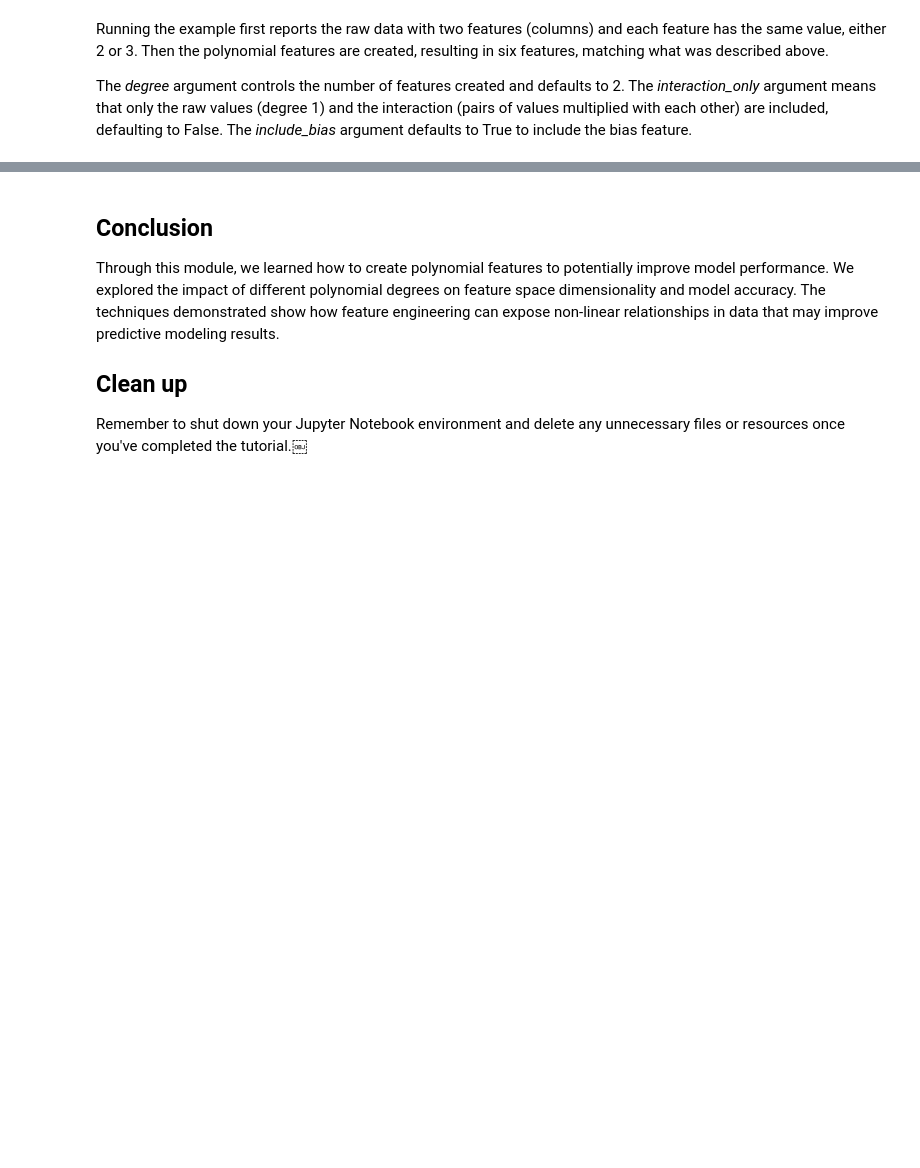
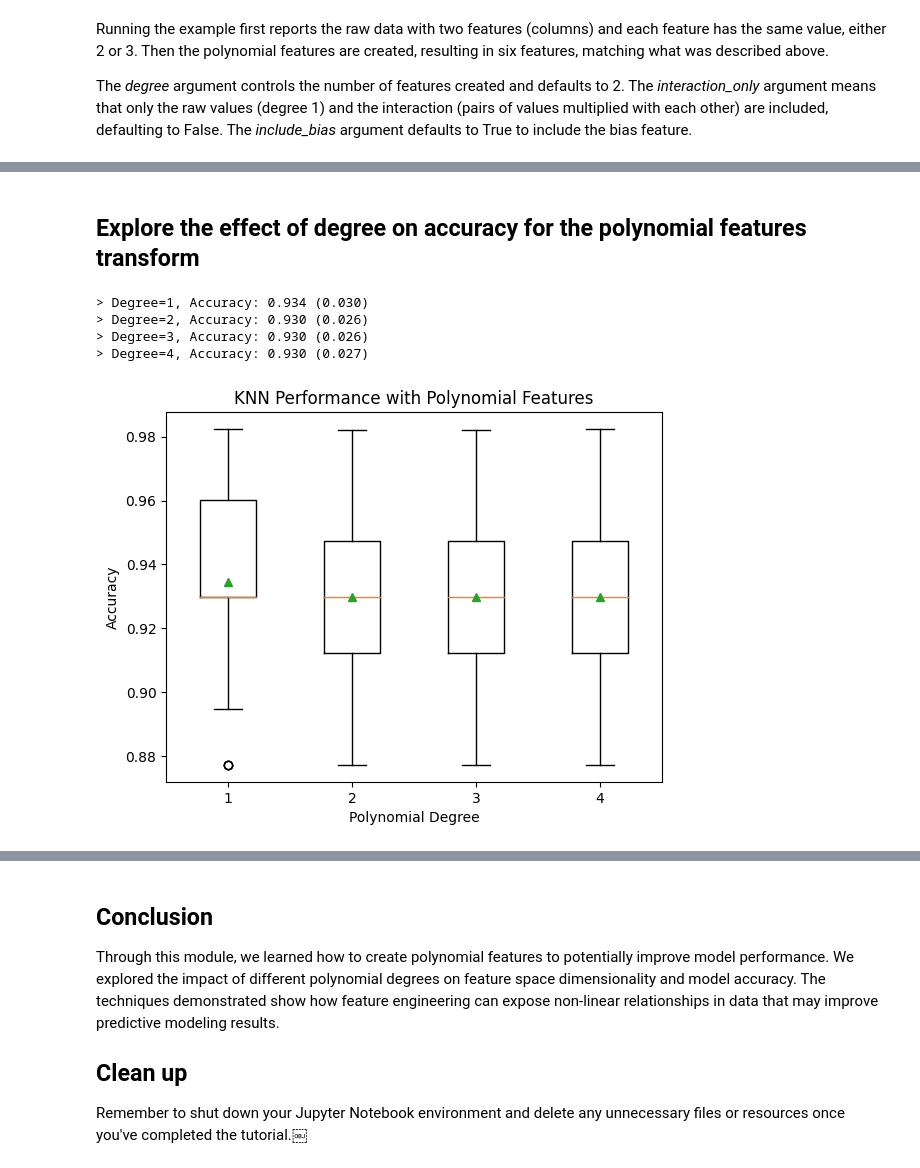
Before and after one commit to udel-cbcb/NIGMS-Sandbox-UD, a Jupyter notebook: Submodule_3/Tutorials/Submodule_3_Tutorial_7_Feature_Engineering_Derive_New_Input_Variables.ipynb, the cells around one changed output, grey strips where cells are left out. Cells and saved outputs as stored; diff of their text form; code cells hidden in the pictures; blank space fills up the shorter version.

```diff
--- a/Submodule_3/Tutorials/Submodule_3_Tutorial_7_Feature_Engineering_Derive_New_Input_Variables.ipynb
+++ b/Submodule_3/Tutorials/Submodule_3_Tutorial_7_Feature_Engineering_Derive_New_Input_Variables.ipynb
@@ -409,0 +368,61 @@ overfitting with a degree of 4.
+# %% [markdown]
+## Explore the effect of degree on accuracy for the polynomial features transform
+# %%
+warnings.filterwarnings("ignore")
+
+# Get a list of models to evaluate
+# Defines a function called 'get_models' that returns a dictionary of machine learning pipelines.
+def get_models():
+    # Initializes an empty dictionary called 'models' to store the pipelines.
+    models = {}
+    # Iterates through degrees from 1 to 4 (exclusive of 5) to create polynomial features.
+    for d in range(1, 5):
+        # Define the pipeline
+        # Creates a PolynomialFeatures transformer with the current degree 'd'.
+        trans = PolynomialFeatures(degree=d)
+        # Creates a KNeighborsClassifier model with default parameters.
+        model = KNeighborsClassifier()
+        # Stores the pipeline in the 'models' dictionary with the degree 'd' as the key.
+        models[str(d)] = Pipeline(steps=[("t", trans), ("m", model)])
+    # Returns the dictionary 'models' containing pipelines for different polynomial degrees.
+    return models
+
+# Evaluate a given model using cross-validation
+# Defines a function called 'evaluate_model' that takes a model, features (X), and labels (y) as input to evaluate model performance.
+def evaluate_model(model, X, y):
+    # Initializes RepeatedStratifiedKFold cross-validation with 10 splits, 3 repeats, and a fixed random state for reproducibility.
+    cv = RepeatedStratifiedKFold(n_splits=10, n_repeats=3, random_state=1)
+    # Performs cross-validation using the provided model, features (X), and labels (y), scoring accuracy, using the defined cross-validation strategy (cv), and utilizing all available CPU cores (n_jobs=-1).
+    scores = cross_val_score(model, X, y, scoring="accuracy", cv=cv, n_jobs=-1)
+    # Returns the array of accuracy scores obtained from cross-validation.
+    return scores
+
+# Get the models to evaluate
+models = get_models()
+
+# Evaluate the models and store results
+results = []
+names = []
+# Iterate through each item (model name and model object) in the 'models' dictionary.
+for name, model in models.items():
+    # Evaluate the current 'model' using the 'evaluate_model' function with features 'X' and labels 'y', and store the scores.
+    scores = evaluate_model(model, X, y)
+    # Append the calculated 'scores' to the 'results' list.
+    results.append(scores)
+    # Append the current 'model' name to the 'names' list.
+    names.append(name)
+    # Print the model's degree (name), mean accuracy score, and standard deviation of accuracy scores, formatted to 3 decimal places.
+    print("> Degree=%s, Accuracy: %.3f (%.3f)" % (name, mean(scores), std(scores)))
+
+# Plot model performance for comparison
+plt.boxplot(results, labels=names, showmeans=True)
+plt.xlabel("Polynomial Degree")
+plt.ylabel("Accuracy")
+plt.title("KNN Performance with Polynomial Features")
+plt.show()
+# %% [output]
+> Degree=1, Accuracy: 0.934 (0.030)
+> Degree=2, Accuracy: 0.930 (0.026)
+> Degree=3, Accuracy: 0.930 (0.026)
+> Degree=4, Accuracy: 0.930 (0.027)
+[figure, added]
```
Also changed, not shown: parts of 51 cells of this notebook, 1 other file.
